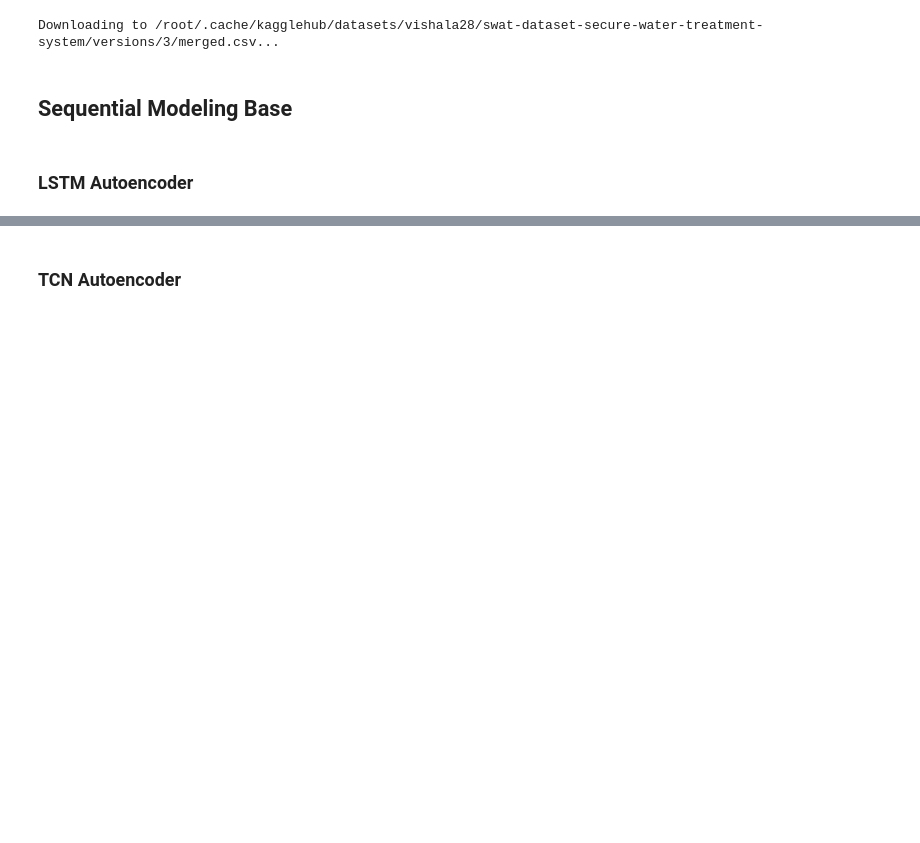
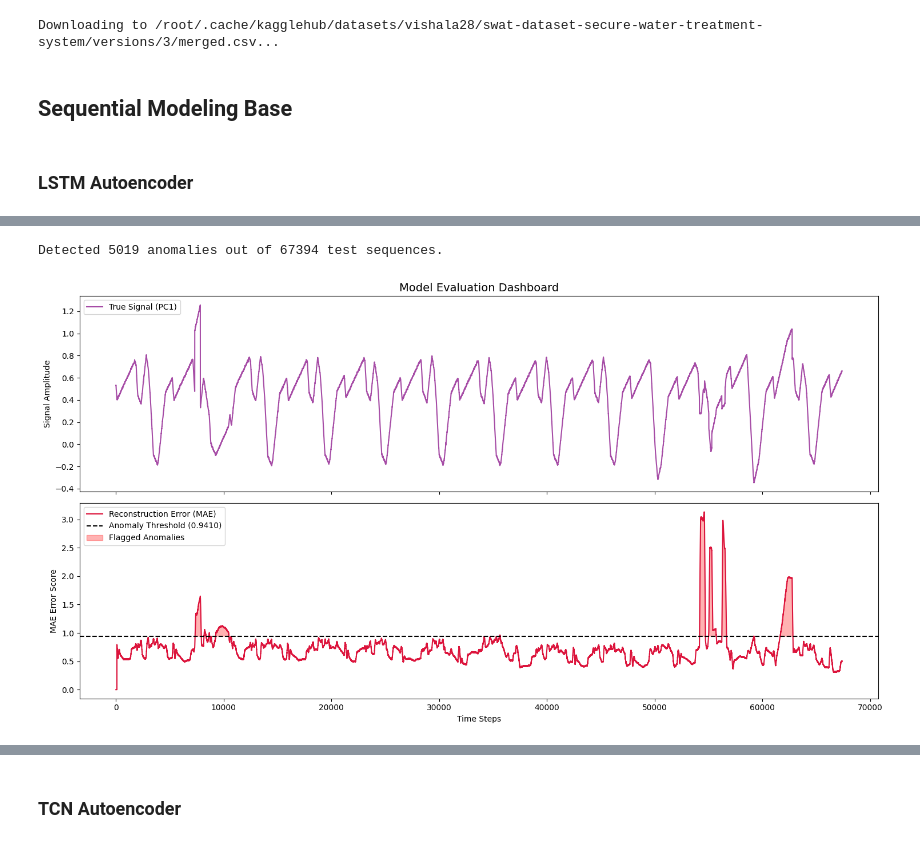
Before and after one commit to muhammad-rhakan/summer-project, a Jupyter notebook: Workspace.ipynb, the cells around one changed output, grey strips where cells are left out. Cells and saved outputs as stored; diff of their text form; code cells hidden in the pictures; blank space fills up the shorter version.

```diff
--- a/Workspace.ipynb
+++ b/Workspace.ipynb
@@ -151,7 +157,7 @@ class LSTM_VAE(tf.keras.Model):
 
         X_recon = self.decoder(z_copy)
 
-        reconstruction_loss = tf.reduce_mean(tf.reduce_sum(tf.square(X - X_recon), axis=[1, 2]))
+        reconstruction_loss = tf.reduce_mean(tf.reduce_mean(tf.square(X - X_recon), axis=[1, 2]))
         kl_loss = -0.5 * tf.reduce_mean(
             tf.reduce_sum(1 + z_log_var - tf.square(z_mean) - tf.exp(z_log_var), axis=-1)
         )
@@ -227,0 +222,60 @@ Mean Absolute Error for this batch: 0.43988365
+# %%
+test_errors = []
+all_test_sequences = []
+
+for X_test_batch, _ in test_ds:
+    X_test_recon = model(X_test_batch, training=False)
+
+    # Calculate MAE per sequence
+    mae_per_step = tf.reduce_mean(tf.abs(X_test_batch - X_test_recon), axis=-1)
+    mae_per_sequence = tf.reduce_mean(mae_per_step, axis=1)
+
+    test_errors.extend(mae_per_sequence.numpy())
+    all_test_sequences.extend(X_test_batch.numpy())
+
+test_errors = np.array(test_errors)
+all_test_sequences = np.array(all_test_sequences)
+
+# Flag sequences that exceed the threshold
+anomaly_mask = test_errors > threshold
+anomaly_indices = np.where(anomaly_mask)[0]
+
+print(f"Detected {len(anomaly_indices)} anomalies out of {len(test_errors)} test sequences.")
+# %% [output]
+Detected 5019 anomalies out of 67394 test sequences.
+# %%
+# 1. Extract the actual first principal component across the entire test timeline
+# We flatten the overlapping time steps to get a continuous sequence
+true_timeline = []
+for X_test_batch, _ in test_ds:
+    # Taking the first step of each sequence to reconstruct a continuous timeline
+    true_timeline.extend(X_test_batch.numpy()[:, 0, 0])
+
+# 2. Align your test error scores to this timeline
+# (Note: Since test_errors is calculated per 96-step window, we pad the beginning
+# so it lines up with the timeline perfectly)
+padded_errors = np.zeros(len(true_timeline))
+padded_errors[TIME_STEPS-1:] = test_errors[:len(true_timeline)-(TIME_STEPS-1)]
+
+# 3. Create the dual-plot evaluation chart
+fig, (ax1, ax2) = plt.subplots(2, 1, figsize=(15, 8), sharex=True)
+
+# Top Plot: The True Signal (PC1)
+ax1.plot(true_timeline, color='purple', label='True Signal (PC1)', alpha=0.7)
+ax1.set_title("Model Evaluation Dashboard", fontsize=14)
+ax1.set_ylabel("Signal Amplitude")
+ax1.legend(loc='upper left')
+
+# Bottom Plot: Reconstruction Error vs Threshold
+ax2.plot(padded_errors, color='crimson', label='Reconstruction Error (MAE)')
+ax2.axhline(y=threshold, color='black', linestyle='--', label=f'Anomaly Threshold ({threshold:.4f})')
+ax2.fill_between(range(len(padded_errors)), padded_errors, threshold,
+                 where=(padded_errors > threshold), color='red', alpha=0.3, label='Flagged Anomalies')
+ax2.set_ylabel("MAE Error Score")
+ax2.set_xlabel("Time Steps")
+ax2.legend(loc='upper left')
+
+plt.tight_layout()
+plt.show()
+# %% [output]
+[figure, added]
```
Also changed, not shown: parts of 7 cells of this notebook.
